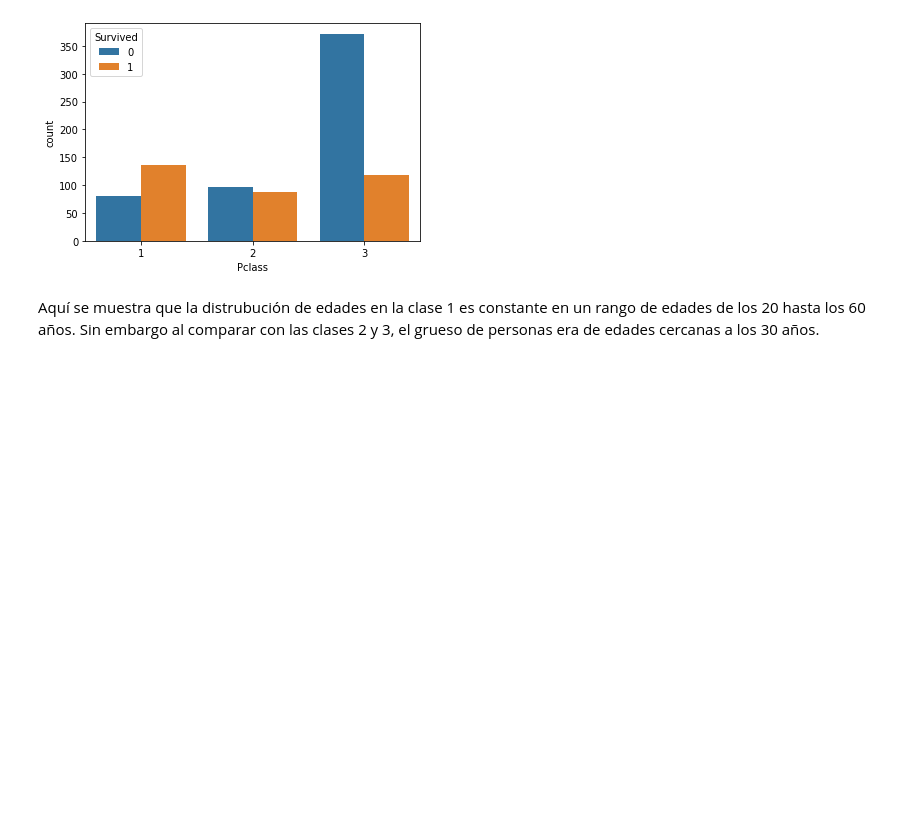
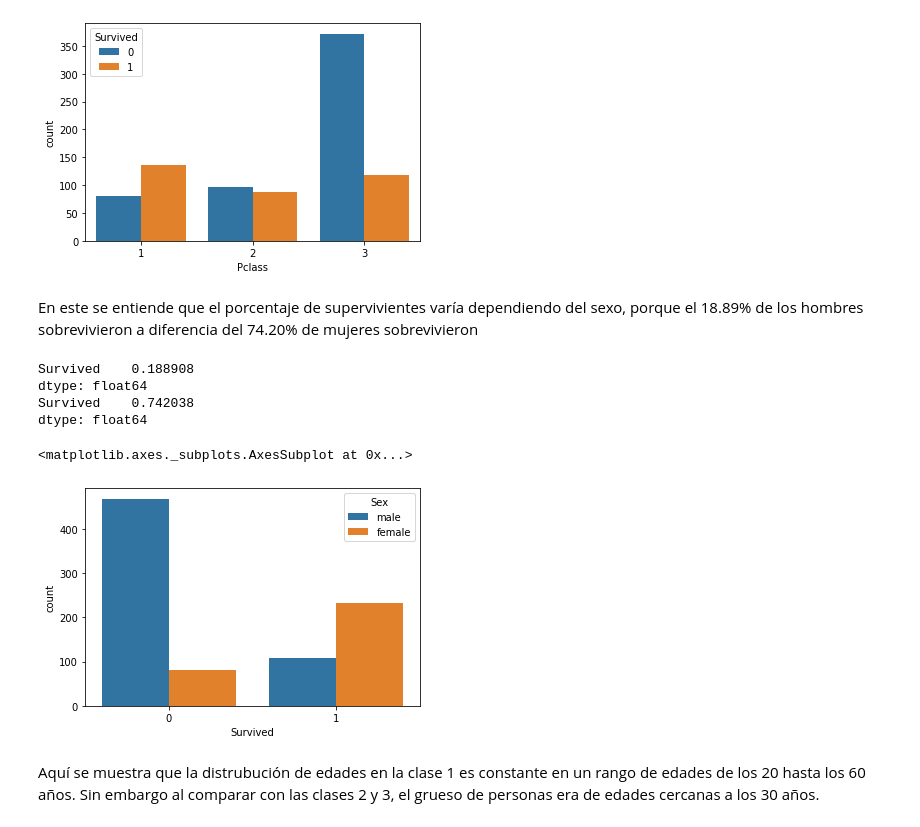
Before and after one commit to SebastianRLeon/MetNumUN2022II, a Jupyter notebook: Quiz3/jrodriguezleo_Quiz3.ipynb, the cells around one changed output. Saved outputs shown, nothing was run; the diff lists cells and outputs as text; code cells hidden in the pictures; blank space fills up the shorter version.

```diff
--- a/Quiz3/jrodriguezleo_Quiz3.ipynb
+++ b/Quiz3/jrodriguezleo_Quiz3.ipynb
@@ -823,6 +823,21 @@ sns.countplot(data=titanic,x="Pclass",hue="Survived")
 # %% [output]
 <matplotlib.axes._subplots.AxesSubplot at 0x...>
 [figure]
+# %% [markdown]
+En este se entiende que el porcentaje de supervivientes varía dependiendo del sexo, porque el 18.89% de los hombres sobrevivieron a diferencia del 74.20% de mujeres sobrevivieron
+# %%
+print(titanic[['Sex','Survived']].loc[titanic['Sex']=='male'].mean())
+print(titanic[['Sex','Survived']].loc[titanic['Sex']=='female'].mean())
+# %% [output]
+Survived    0.188908
+dtype: float64
+Survived    0.742038
+dtype: float64
+# %%
+sns.countplot(data=titanic,x="Survived",hue="Sex")
+# %% [output]
+<matplotlib.axes._subplots.AxesSubplot at 0x...>
+[figure, added]
 # %% [markdown]
 Aquí se muestra que la distrubución de edades en la clase 1 es constante en un rango de edades de los 20 hasta los 60 años. Sin embargo al comparar con las clases 2 y 3, el grueso de personas era de edades cercanas a los 30 años.
 # %%
```
